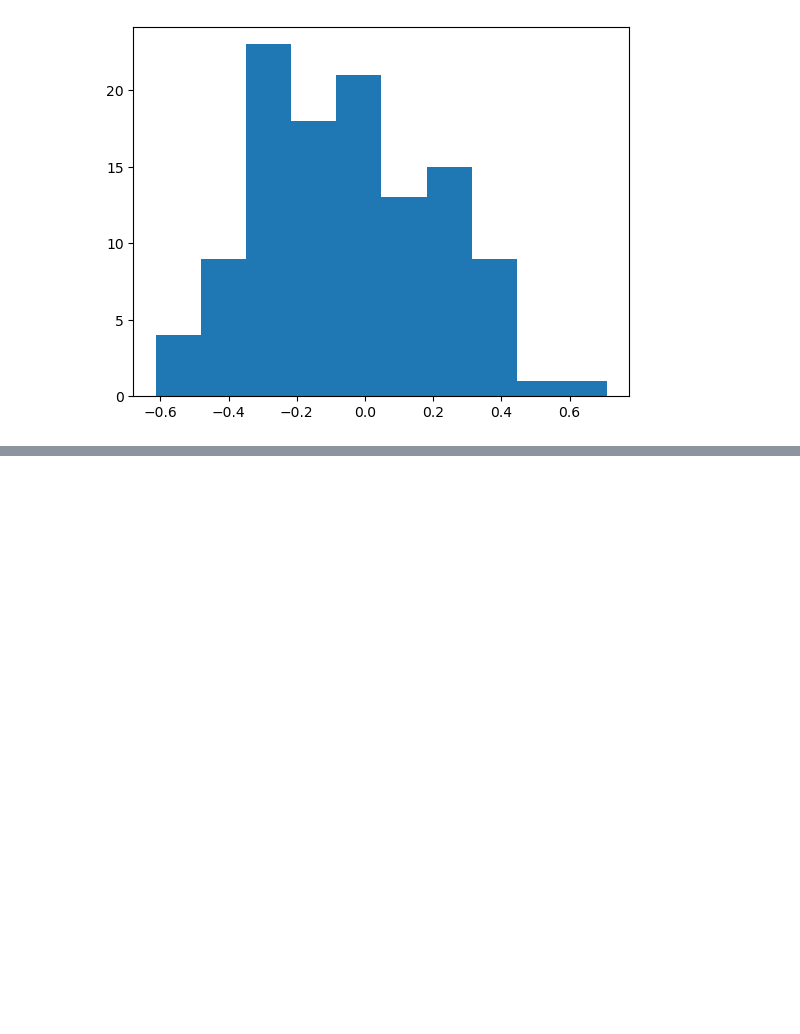
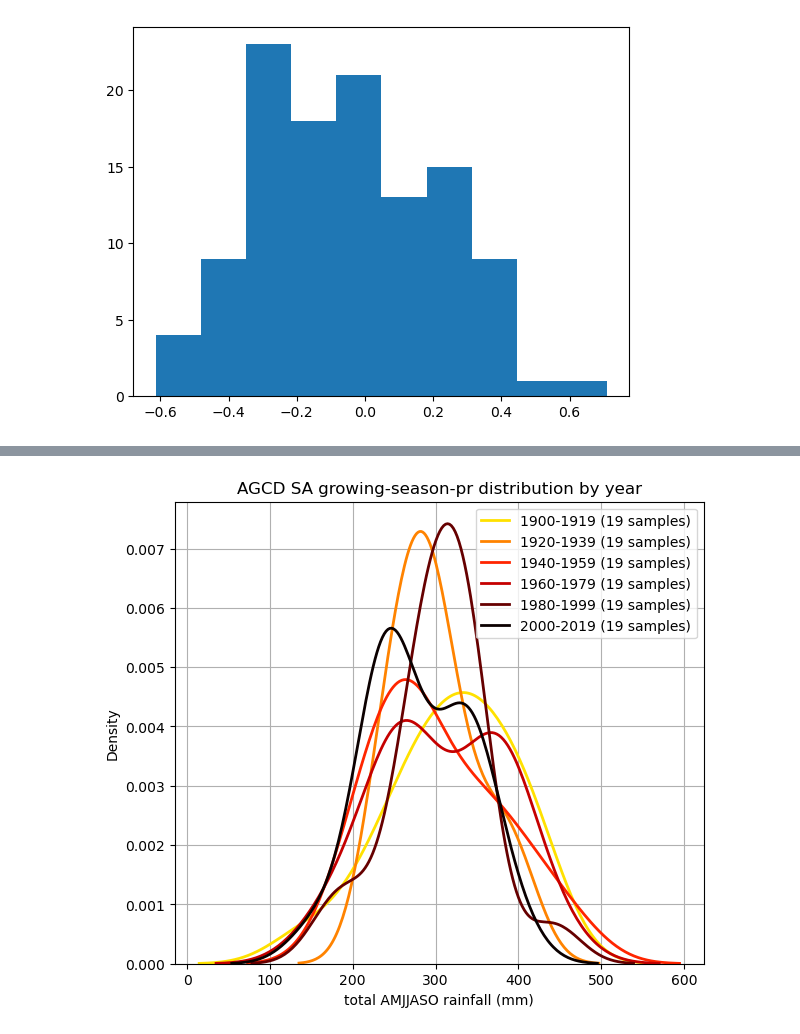
Before and after one commit to AusClimateService/unseen-projects, a Jupyter notebook: project-wheatbelt/obs.ipynb, the cells around one changed output, grey strips where cells are left out. Cells and saved outputs as stored; diff of their text form; code cells hidden in the pictures; blank space fills up the shorter version.

```diff
--- a/project-wheatbelt/obs.ipynb
+++ b/project-wheatbelt/obs.ipynb
@@ -166,0 +245,11 @@ plt.hist(corr)
+# %%
+# Modify the start years
+start_years = [1900, 1920, 1940, 1960, 1980, 2000]
+outfile = f"../../outputs/wheatbelt/figures/stability-test-{return_method}_{metric}_AGCD-CSIRO_1900-2020_AMJJASO_crops-{region}_dist.png"
+fig = plt.figure(figsize=[15, 6])
+ax1 = fig.add_subplot(121)
+stability.plot_dist_by_time(ax1, da, metric, start_years, units=units)
+ax1.set_title(f"AGCD {region} {metric} distribution by year")
+plt.savefig(outfile, bbox_inches="tight", facecolor="white", dpi=200)
+# %% [output]
+[figure, added]
```
Also changed, not shown: parts of 19 cells of this notebook, 3 other files.
